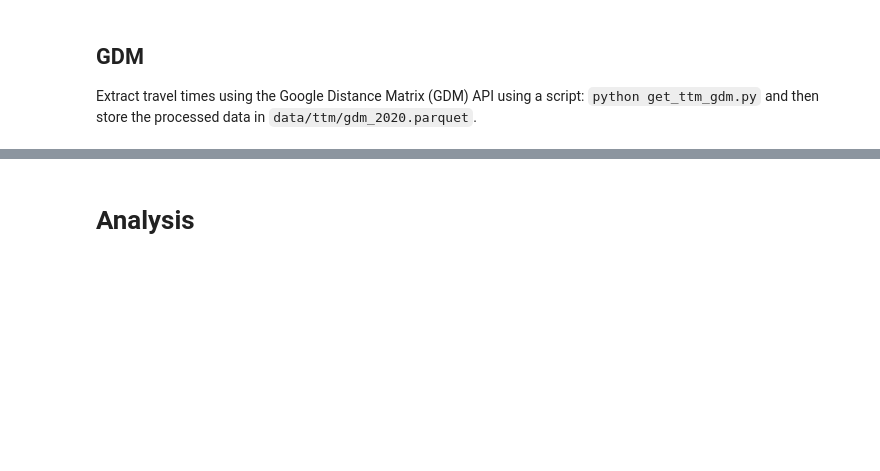
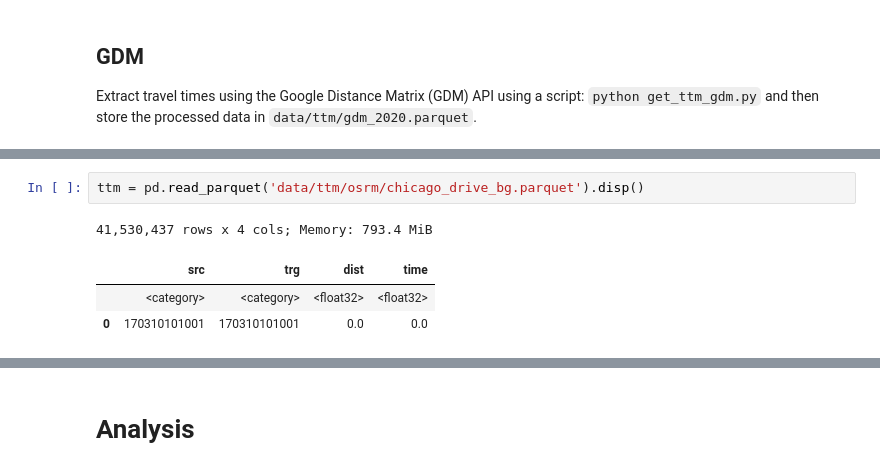
Before and after one commit to rvanxer/spatial_access_america, a Jupyter notebook: 3_Travel_times.ipynb, the cells around one changed output, grey strips where cells are left out. Drawn from its saved outputs; the diff is of its cells as text; blank space fills up the shorter version.

```diff
--- a/3_Travel_times.ipynb
+++ b/3_Travel_times.ipynb
@@ -41,0 +48,7 @@ and then store the processed data in `data/ttm/gdm_2020.parquet`.
+# %%
+ttm = pd.read_parquet('data/ttm/osrm/chicago_drive_bg.parquet').disp()
+# %% [output]
+41,530,437 rows x 4 cols; Memory: 793.4 MiB
+|  | src | trg | dist | time |
+|  | <category> | <category> | <float32> | <float32> |
+| 0 | 170310101001 | 170310101001 | 0.0 | 0.0 |
```
Also changed, not shown: parts of 7 cells of this notebook, 6 other files.
